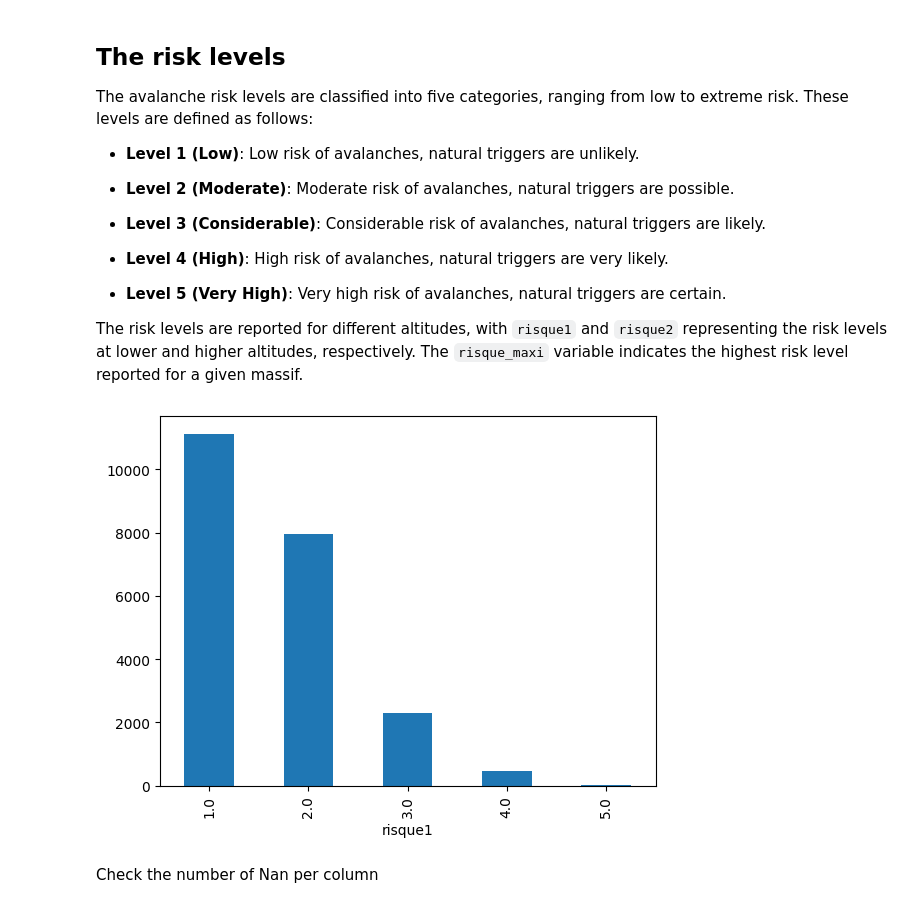
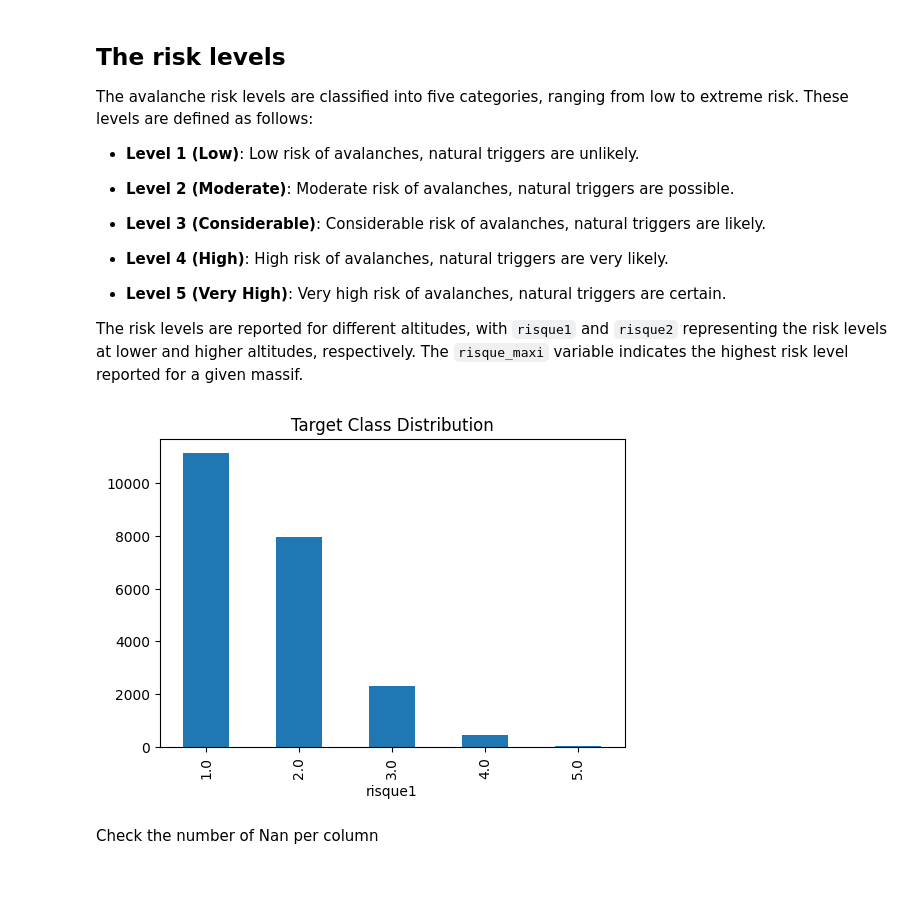
Before and after one commit to adevilde/avalanches_prediction, a Jupyter notebook: avalanche_starting_kit.ipynb, the cells around one changed output. Cells and saved outputs as stored; diff of their text form; code cells hidden in the pictures; blank space fills up the shorter version.

```diff
--- a/avalanche_starting_kit.ipynb
+++ b/avalanche_starting_kit.ipynb
@@ -112,9 +126,13 @@ The avalanche risk levels are classified into five categories, ranging from low
 - **Level 5 (Very High)**: Very high risk of avalanches, natural triggers are certain.
 
 The risk levels are reported for different altitudes, with `risque1` and `risque2` representing the risk levels at lower and higher altitudes, respectively. The `risque_maxi` variable indicates the highest risk level reported for a given massif.
-# %%
-_ = y.value_counts().plot(kind='bar')
-# %% [output]
-[figure, removed]
+# %%
+# Class distribution
+plt.figure(figsize=(6, 4))
+y.value_counts().plot(kind='bar')
+plt.title("Target Class Distribution")
+plt.show()
+# %% [output]
+[figure, added]
 # %% [markdown]
 Check the number of Nan per column
```
Also changed, not shown: parts of 19 cells of this notebook.
